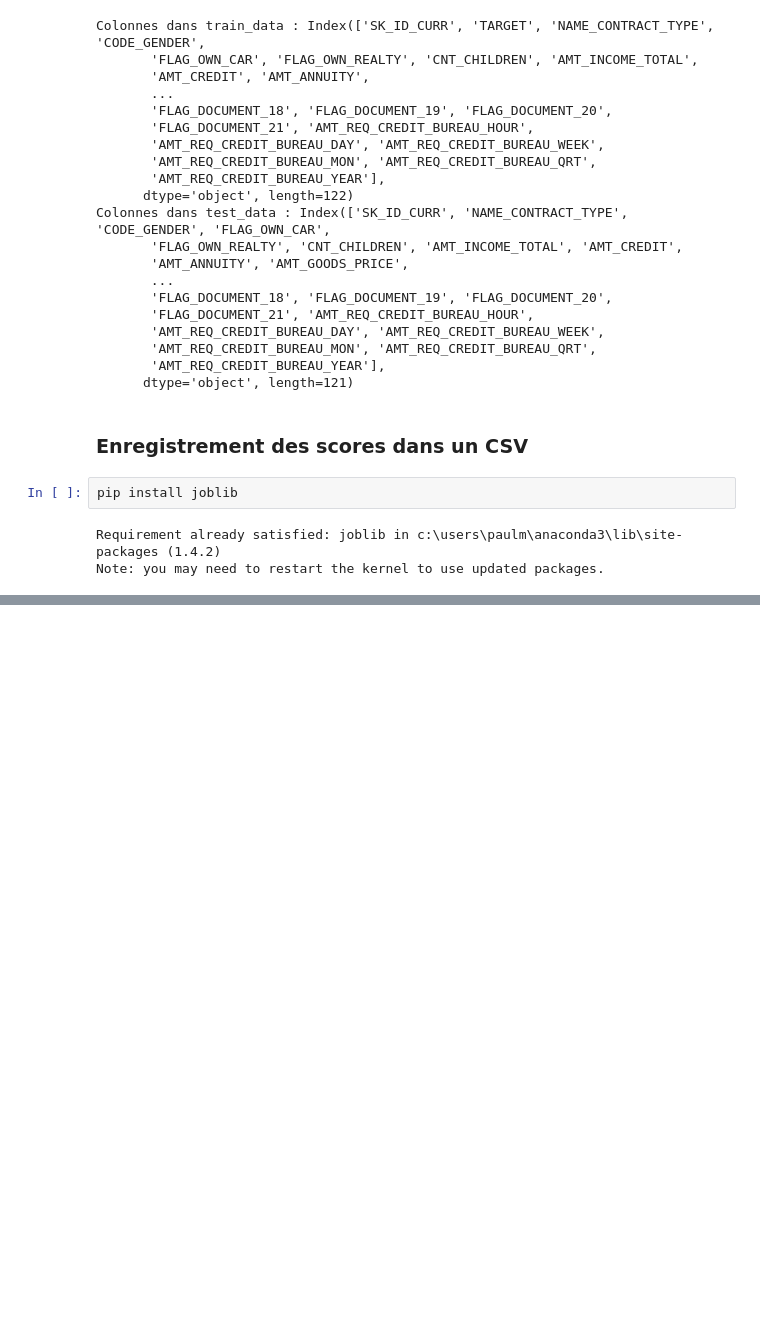
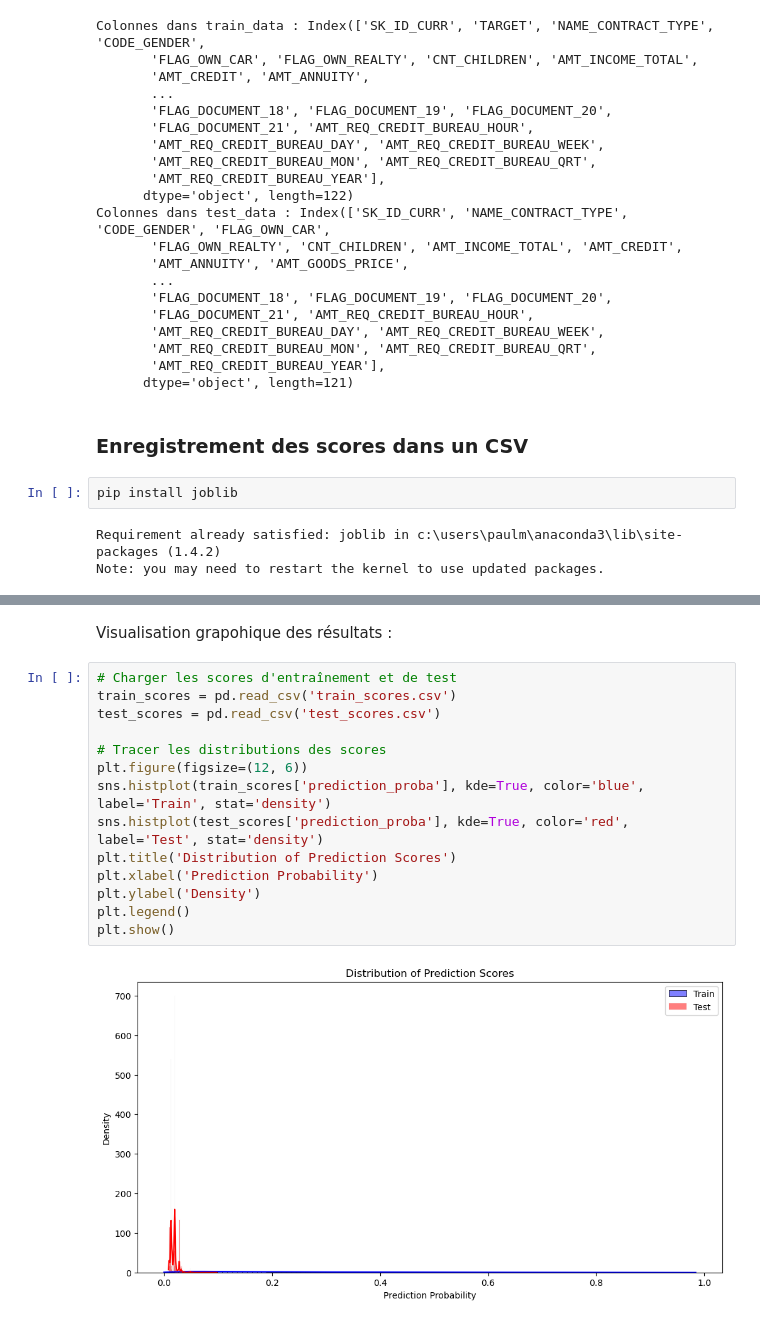
Before and after one commit to PaulMouly/Credit_Scoring, a Jupyter notebook: model_drift_analysis/data_drift.ipynb, the cells around one changed output, grey strips where cells are left out. Saved outputs shown, nothing was run; the diff lists cells and outputs as text; blank space fills up the shorter version.

```diff
--- a/model_drift_analysis/data_drift.ipynb
+++ b/model_drift_analysis/data_drift.ipynb
@@ -519,0 +304,18 @@ test_data.head()
+# %% [markdown]
+Visualisation grapohique des résultats :
+# %%
+# Charger les scores d'entraînement et de test
+train_scores = pd.read_csv('train_scores.csv')
+test_scores = pd.read_csv('test_scores.csv')
+
+# Tracer les distributions des scores
+plt.figure(figsize=(12, 6))
+sns.histplot(train_scores['prediction_proba'], kde=True, color='blue', label='Train', stat='density')
+sns.histplot(test_scores['prediction_proba'], kde=True, color='red', label='Test', stat='density')
+plt.title('Distribution of Prediction Scores')
+plt.xlabel('Prediction Probability')
+plt.ylabel('Density')
+plt.legend()
+plt.show()
+# %% [output]
+[figure, added]
```
Also changed, not shown: parts of 37 cells of this notebook, 8 other files.
